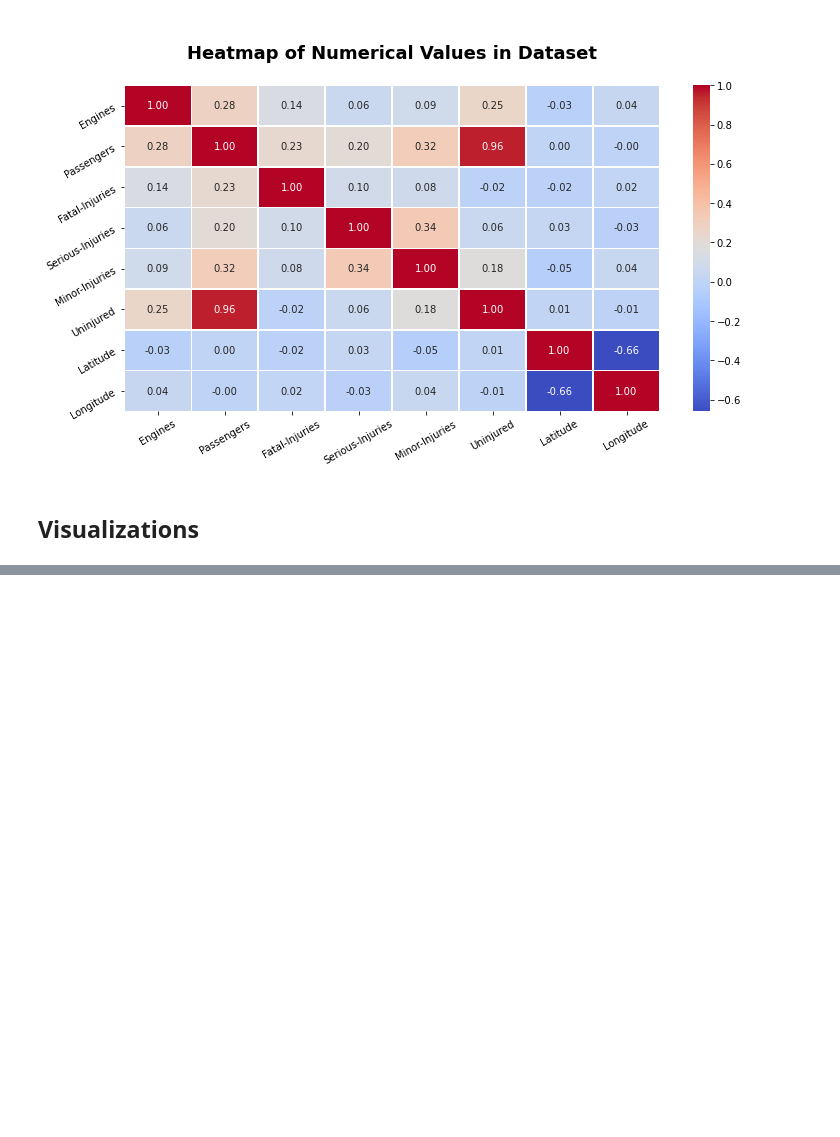
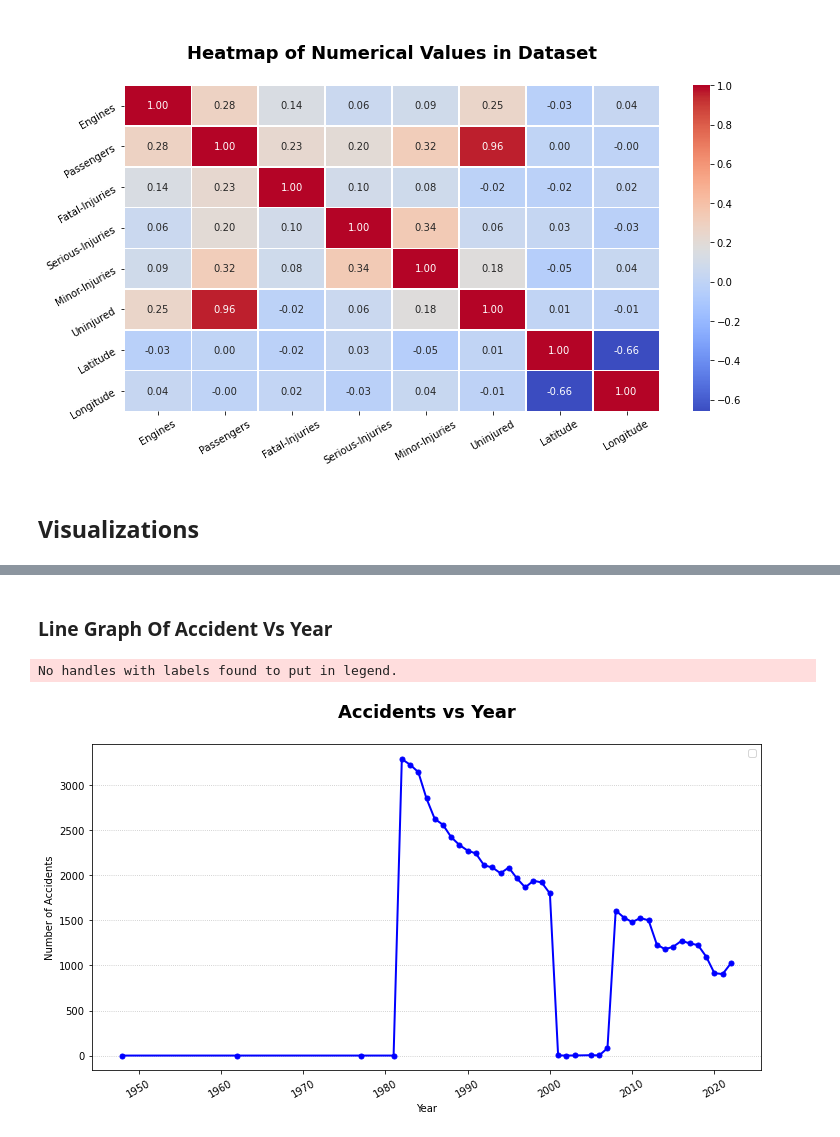
Before and after one commit to rurigi-waweru/dsfpt10-p1-dsc-phase-1-project, a Jupyter notebook: index.ipynb, the cells around one changed output, grey strips where cells are left out. Drawn from its saved outputs; the diff is of its cells as text; code cells hidden in the pictures; blank space fills up the shorter version.

```diff
--- a/index.ipynb
+++ b/index.ipynb
@@ -1001,0 +1008,14 @@ plt.show();
+# %%
+# Weather-Condition
+df['Weather-Condition'].value_counts()
+
+# corrections
+weather_correction = {'UNK': 'Unknown',
+'IMC': 'Bad',
+'VMC': 'Good',
+'Unk': 'Unknown'
+}
+
+df['Weather-Condition'] = df['Weather-Condition'].replace(weather_correction)
+# cementing changes
+df['Weather-Condition'].unique()
@@ -1001,0 +1078,25 @@ plt.show();
+# %% [markdown]
+### Line Graph Of Accident Vs Year
+# %%
+# Step 1: Group by 'Year' and count the accidents per year
+accidents_per_year = df.groupby(df['Date'].dt.year).size()
+
+# figure size
+plt.figure(figsize=(12, 6))
+# Step 2: Plot a line graph
+plt.plot(accidents_per_year.index, accidents_per_year.values, marker='o', color='b', linestyle='-', linewidth=2, markersize=5)
+# labels
+plt.title('Accidents vs Year\n',
+          fontsize = 18,
+          fontweight = 'bold'
+          )
+plt.xlabel('Year')
+plt.ylabel('Number of Accidents')
+# Show
+plt.xticks(rotation=30)
+plt.grid(axis='y', linestyle=':', color='gray', alpha = 0.5)
+plt.legend()
+plt.show();
+# %% [output]
+No handles with labels found to put in legend.
+[figure, added]
```
Also changed, not shown: parts of 27 cells of this notebook, 1 other file.
